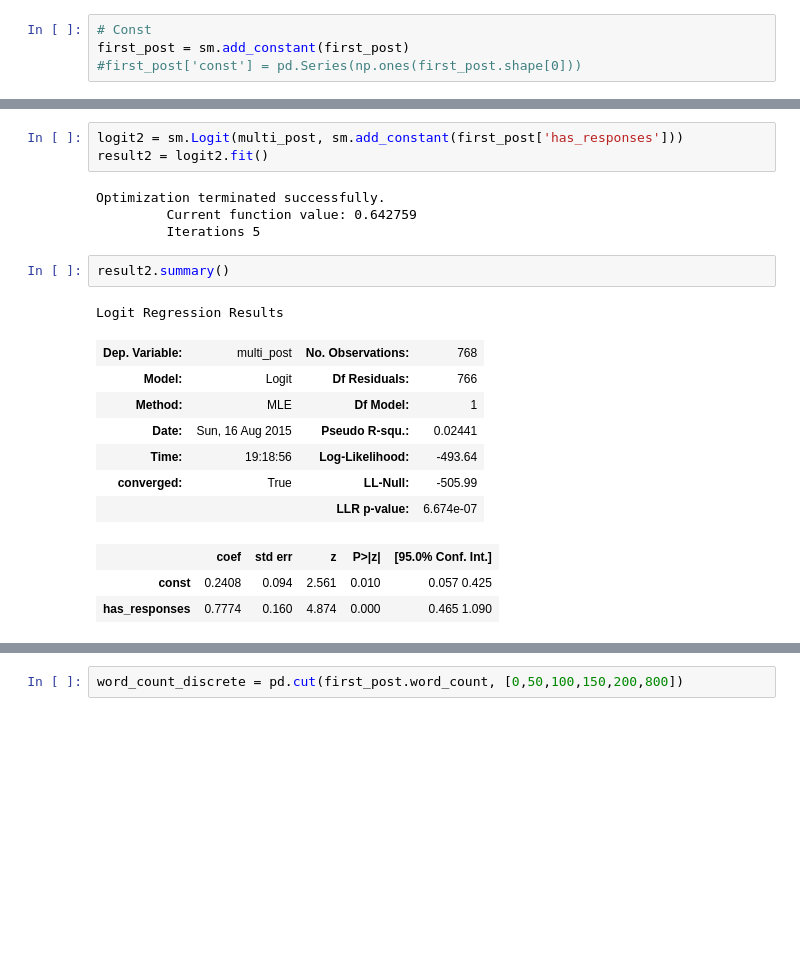
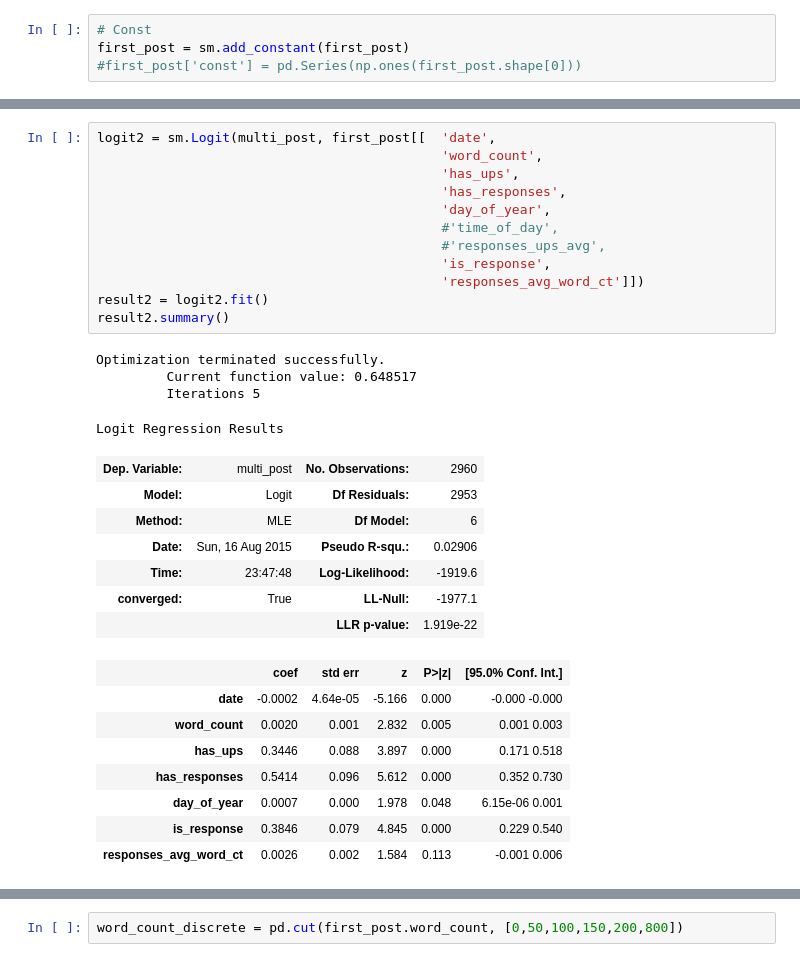
Before and after one commit to boazgurdin/reddit-churn, a Jupyter notebook: Model Building.ipynb, the cells around one changed output, grey strips where cells are left out. Cells and saved outputs as stored; diff of their text form; blank space fills up the shorter version.

```diff
--- a/Model Building.ipynb
+++ b/Model Building.ipynb
@@ -159,24 +227,35 @@ result.aic
 # %%
-logit2 = sm.Logit(multi_post, sm.add_constant(first_post['has_responses']))
+logit2 = sm.Logit(multi_post, first_post[[  'date',
+                                            'word_count',
+                                            'has_ups',
+                                            'has_responses',
+                                            'day_of_year',
+                                            #'time_of_day',
+                                            #'responses_ups_avg',
+                                            'is_response',
+                                            'responses_avg_word_ct']])
 result2 = logit2.fit()
+result2.summary()
 # %% [output]
 Optimization terminated successfully.
-         Current function value: 0.642759
+         Current function value: 0.648517
          Iterations 5
+Logit Regression Results
+| Dep. Variable: | multi_post | No. Observations: | 2960 |
+| Model: | Logit | Df Residuals: | 2953 |
+| Method: | MLE | Df Model: | 6 |
+| Date: | Sun, 16 Aug 2015 | Pseudo R-squ.: | 0.02906 |
+| Time: | 23:47:48 | Log-Likelihood: | -1919.6 |
+| converged: | True | LL-Null: | -1977.1 |
+|  |  | LLR p-value: | 1.919e-22 |
+|  | coef | std err | z | P>|z| | [95.0% Conf. Int.] |
+| date | -0.0002 | 4.64e-05 | -5.166 | 0.000 | -0.000 -0.000 |
+| word_count | 0.0020 | 0.001 | 2.832 | 0.005 | 0.001 0.003 |
+| has_ups | 0.3446 | 0.088 | 3.897 | 0.000 | 0.171 0.518 |
+| has_responses | 0.5414 | 0.096 | 5.612 | 0.000 | 0.352 0.730 |
+| day_of_year | 0.0007 | 0.000 | 1.978 | 0.048 | 6.15e-06 0.001 |
+| is_response | 0.3846 | 0.079 | 4.845 | 0.000 | 0.229 0.540 |
+| responses_avg_word_ct | 0.0026 | 0.002 | 1.584 | 0.113 | -0.001 0.006 |
-# %%
-result2.summary()
-# %% [output]
-Logit Regression Results
-| Dep. Variable: | multi_post | No. Observations: | 768 |
-| Model: | Logit | Df Residuals: | 766 |
-| Method: | MLE | Df Model: | 1 |
-| Date: | Sun, 16 Aug 2015 | Pseudo R-squ.: | 0.02441 |
-| Time: | 19:18:56 | Log-Likelihood: | -493.64 |
-| converged: | True | LL-Null: | -505.99 |
-|  |  | LLR p-value: | 6.674e-07 |
-|  | coef | std err | z | P>|z| | [95.0% Conf. Int.] |
-| const | 0.2408 | 0.094 | 2.561 | 0.010 | 0.057 0.425 |
-| has_responses | 0.7774 | 0.160 | 4.874 | 0.000 | 0.465 1.090 |
 # %%
 result2.aic
 # %% [output]
```
Also changed, not shown: parts of 55 cells of this notebook.
